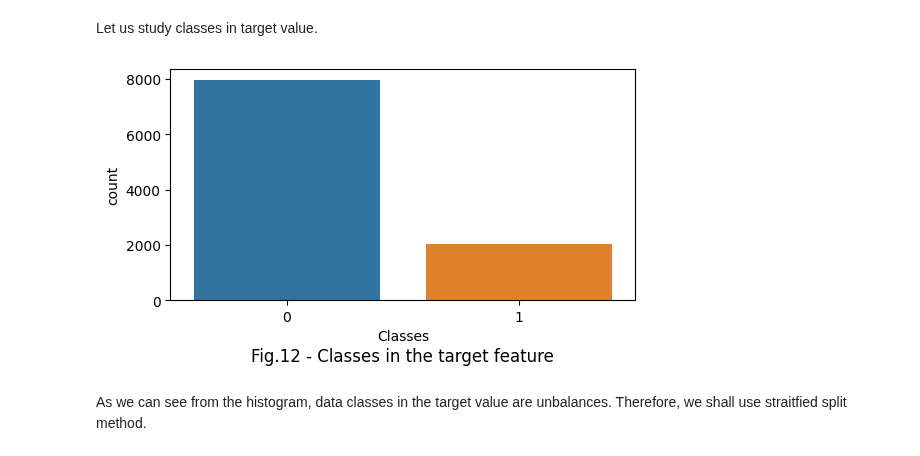
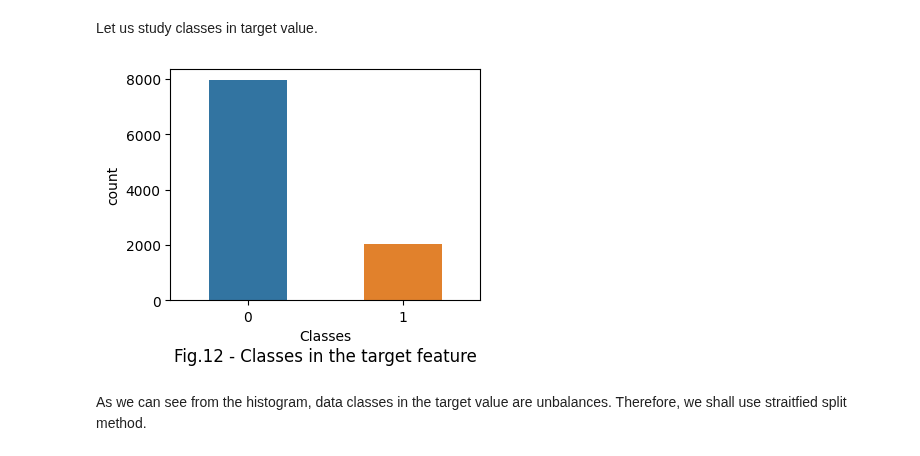
Before and after one commit to Alex1iv/Bank_customers_outflow, a Jupyter notebook: notebooks/Bank_clients_en.ipynb, the cells around one changed output. Cells and saved outputs as stored; diff of their text form; code cells hidden in the pictures.

```diff
--- a/notebooks/Bank_clients_en.ipynb
+++ b/notebooks/Bank_clients_en.ipynb
@@ -492,13 +487,13 @@ Let us study classes in target value.
 # %%
 y.value_counts(normalize=True)
 
-fig, ax = plt.subplots(1, 1, figsize=(6, 3))
-fig = sns.countplot(data = churn_data, x='Exited');
+fig, ax = plt.subplots(1, 1, figsize=(4, 3))
+fig = sns.countplot(data = churn_data, x='Exited', width=0.5);
 ax.set_title('Fig.12 - Classes in the target feature', y=-0.3)
 ax.set_xlabel('Classes');
 plt.savefig('../figures/fig_12.png')
 # %% [output]
-[figure, old version]
+[figure, new version]
 # %% [markdown]
 As we can see from the histogram, data classes in the target value are unbalances. Therefore, we shall use straitfied
 split method.
```
Also changed, not shown: parts of 22 cells of this notebook, 10 other files.
